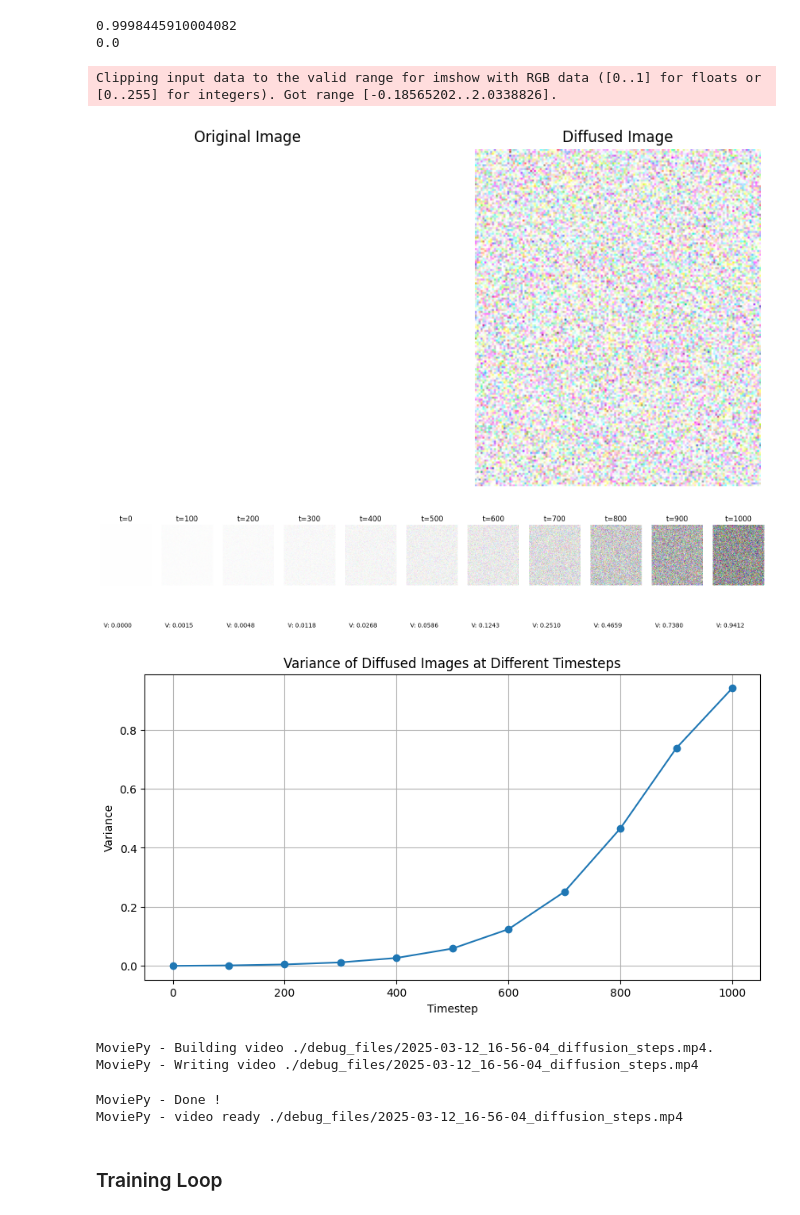
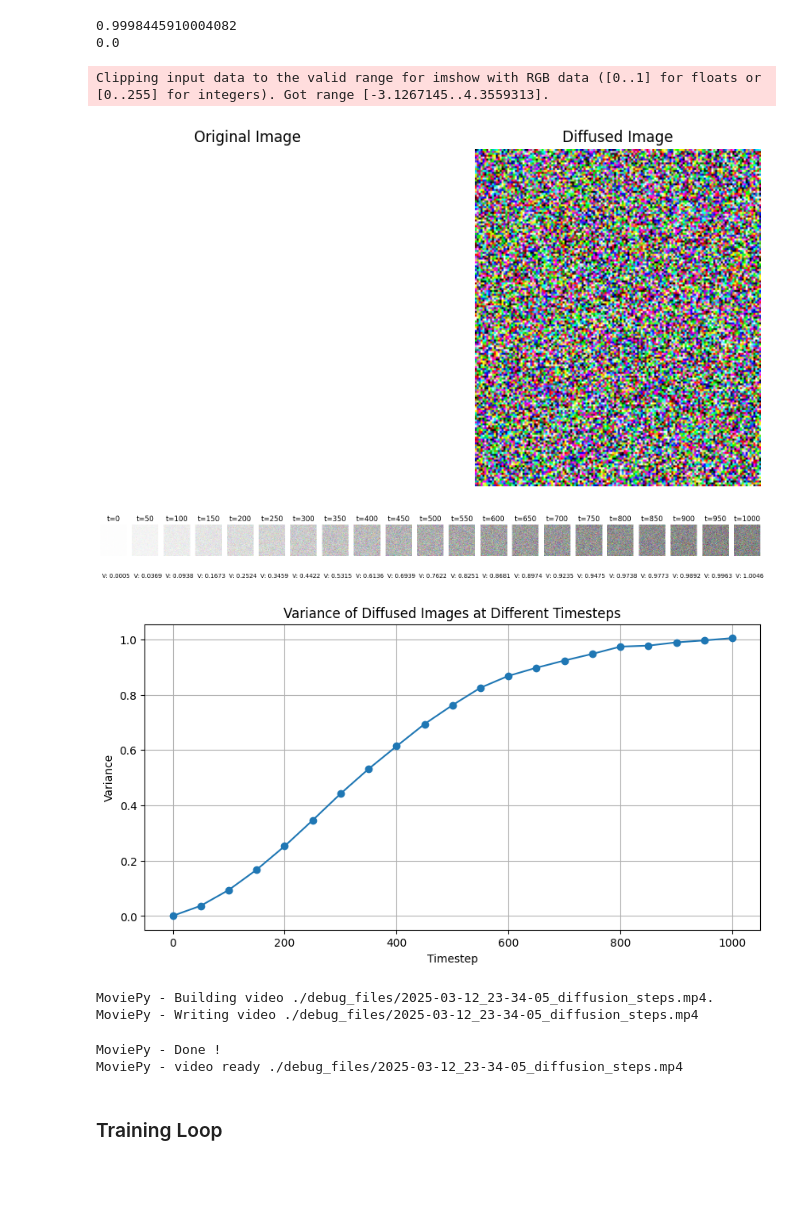
Before and after one commit to AntonBertelsen/GestureGeneration, a Jupyter notebook: DiffuseStyleGestureReproduced/model_test.ipynb, the cells around one changed output. Drawn from its saved outputs; the diff is of its cells as text; code cells hidden in the pictures; blank space fills up the shorter version.

```diff
--- a/DiffuseStyleGestureReproduced/model_test.ipynb
+++ b/DiffuseStyleGestureReproduced/model_test.ipynb
@@ -38,10 +38,10 @@ class Show:
 class Debugger:
     def __init__(self, on: bool = False, keys_for_printing_while_running: Union[str, list[str]] = "ALL"):
         self.on = on
-        self.keys = keys_for_printing_while_running
+        self.keys_for_printing_while_running = keys_for_printing_while_running
 
-        if isinstance(self.keys, str):
-            self.keys = [self.keys]
+        if isinstance(self.keys_for_printing_while_running, str):
+            self.keys_for_printing_while_running = [self.keys_for_printing_while_running]
 
         self.debugger_dict = {
                 "ALL": []
@@ -51,27 +51,32 @@ class Debugger:
     def capture(self,
         tensor_name_pairs: Union[tuple[str, torch.Tensor], list[tuple[str, torch.Tensor]]],
         displays: Union[Show, list[Show]],
-        key: Union[str, list[str]]
+        keys: Union[str, list[str]]
     ):
+        print("capturing")
+
         if isinstance(displays, Show): displays = [displays]
-        if isinstance(key, str): key = [key]
-        if isinstance(tensor_name_pairs, tuple[str, torch.Tensor]): tensor_name_pairs = [tensor_name_pairs]
+        if not isinstance(keys, list): keys = [keys]
+        if not isinstance(tensor_name_pairs, list): tensor_name_pairs = [tensor_name_pairs]
 
         self.debugger_dict["ALL"].append((tensor_name_pairs, displays))
-        self.debugger_dict[key, []].append((tensor_name_pairs, displays))
+        for key in keys:
+            if key not in self.debugger_dict:
+                self.debugger_dict[key] = []
+            self.debugger_dict[key].append((tensor_name_pairs, displays))
 
         if any(k in self.keys_for_printing_while_running for k in key):
-            self.print(tensor_name_pairs, displays, key)
+            self.print(tensor_name_pairs, displays)
 
 
     def print(self,
         tensor_name_pairs: Union[tuple[str, torch.Tensor], list[tuple[str, torch.Tensor]]],
-        displays: Union[Show, list[Show]],
-        key: Union[str, list[str]]
+        displays: Union[Show, list[Show]]
     ):
+        print("printing")
+
         if isinstance(displays, Show): displays = [displays]
-        if isinstance(key, str): key = [key]
-        if isinstance(tensor_name_pairs, tuple[str, torch.Tensor]): tensor_name_pairs = [tensor_name_pairs]
+        if not isinstance(tensor_name_pairs, list): tensor_name_pairs = [tensor_name_pairs]
 
         if self.on:
             for tensor_name, tensor in tensor_name_pairs:
@@ -622,7 +627,7 @@ print(t/T)
 
 # Initialize the diffusion class
 # diffusion = Diffusion(max_timesteps=1000, noise_schedule=Diffusion.linear_schedule(0.0001, 0.02))
-diffusion = Diffusion(max_timesteps=1000, noise_schedule=Diffusion.exponential_schedule(0.00001, 0.0225))
+diffusion = Diffusion(max_timesteps=1000, noise_schedule=Diffusion.linear_schedule(0.0005, 0.01))
 
 
 # Create a tensor that is all white so we can see the noising process removing details
@@ -648,7 +653,7 @@ plt.show()
 
 
 # Diffuse images at a variety of timesteps
-timesteps = [0, 100, 200, 300, 400, 500, 600, 700, 800, 900, 1000]
+timesteps = [0, 50, 100, 150, 200, 250, 300, 350, 400, 450, 500, 550, 600, 650, 700, 750, 800, 850, 900, 950, 1000]
 
 fig, ax = plt.subplots(1, len(timesteps), figsize=(20, 5))
 
@@ -669,41 +674,41 @@ for i, timestep in enumerate(timesteps):
     ax[i].imshow(transformed_image_clamped.permute(1, 2, 0).numpy())
     ax[i].set_title(f"t={timestep}")
     # write the variance of the noise on the image
 
     # First calculate the variance
     variance = torch.var(transformed_image)
     variances.append(variance)
     ax[i].text(10, 300, f"V: {variance:.4f}", color="black")
 
     ax[i].axis("off")
 
 plt.show()
 
 # Plot the variances on a graph
 plt.figure(figsize=(10, 5))
 plt.plot(timesteps, variances, marker='o')
 plt.xlabel('Timestep')
 plt.ylabel('Variance')
 plt.title('Variance of Diffused Images at Different Timesteps')
 plt.grid(True)
 plt.show()
 
 
 debugger = Debugger()
 debugger.make_video_from_tensors(
     tensors=noising_steps,
     tensor_name="noising_step",
     destination_file_name="diffusion_steps",
     add_timestamp=True)
 # %% [output]
-Clipping input data to the valid range for imshow with RGB data ([0..1] for floats or [0..255] for integers). Got range [-0.18565202..2.0338826].
+Clipping input data to the valid range for imshow with RGB data ([0..1] for floats or [0..255] for integers). Got range [-3.1267145..4.3559313].
-[figure, old version]
+[figure, new version]
-[figure, old version]
+[figure, new version]
-[figure, old version]
+[figure, new version]
-MoviePy - Building video ./debug_files/2025-03-12_16-56-04_diffusion_steps.mp4.
-MoviePy - Writing video ./debug_files/2025-03-12_16-56-04_diffusion_steps.mp4
+MoviePy - Building video ./debug_files/2025-03-12_23-34-05_diffusion_steps.mp4.
+MoviePy - Writing video ./debug_files/2025-03-12_23-34-05_diffusion_steps.mp4
 MoviePy - Done !
-MoviePy - video ready ./debug_files/2025-03-12_16-56-04_diffusion_steps.mp4
+MoviePy - video ready ./debug_files/2025-03-12_23-34-05_diffusion_steps.mp4
 # %% [markdown]
 ### Training Loop
 # %% [markdown]
```
Also changed, not shown: parts of 3 cells of this notebook.
